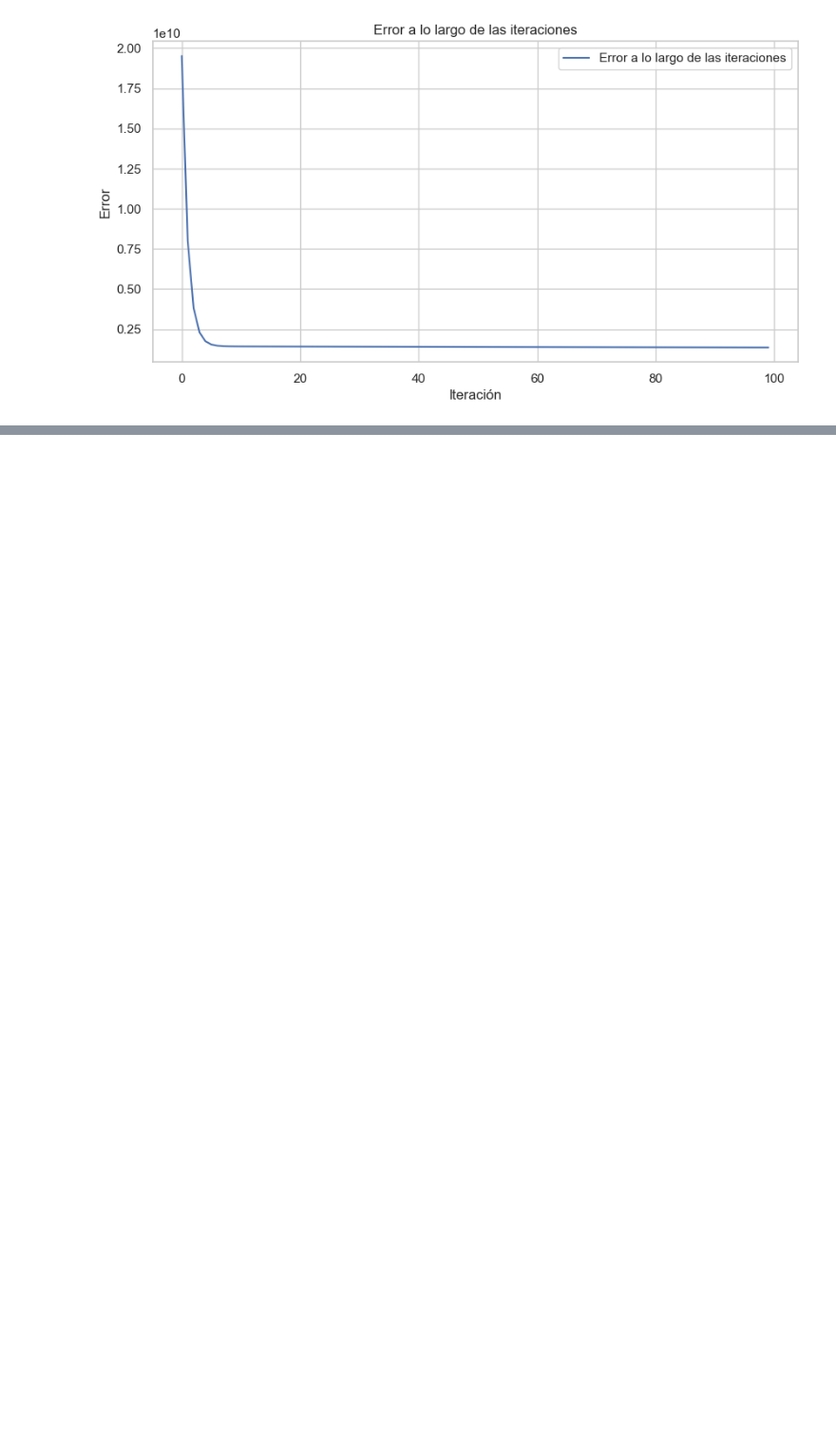
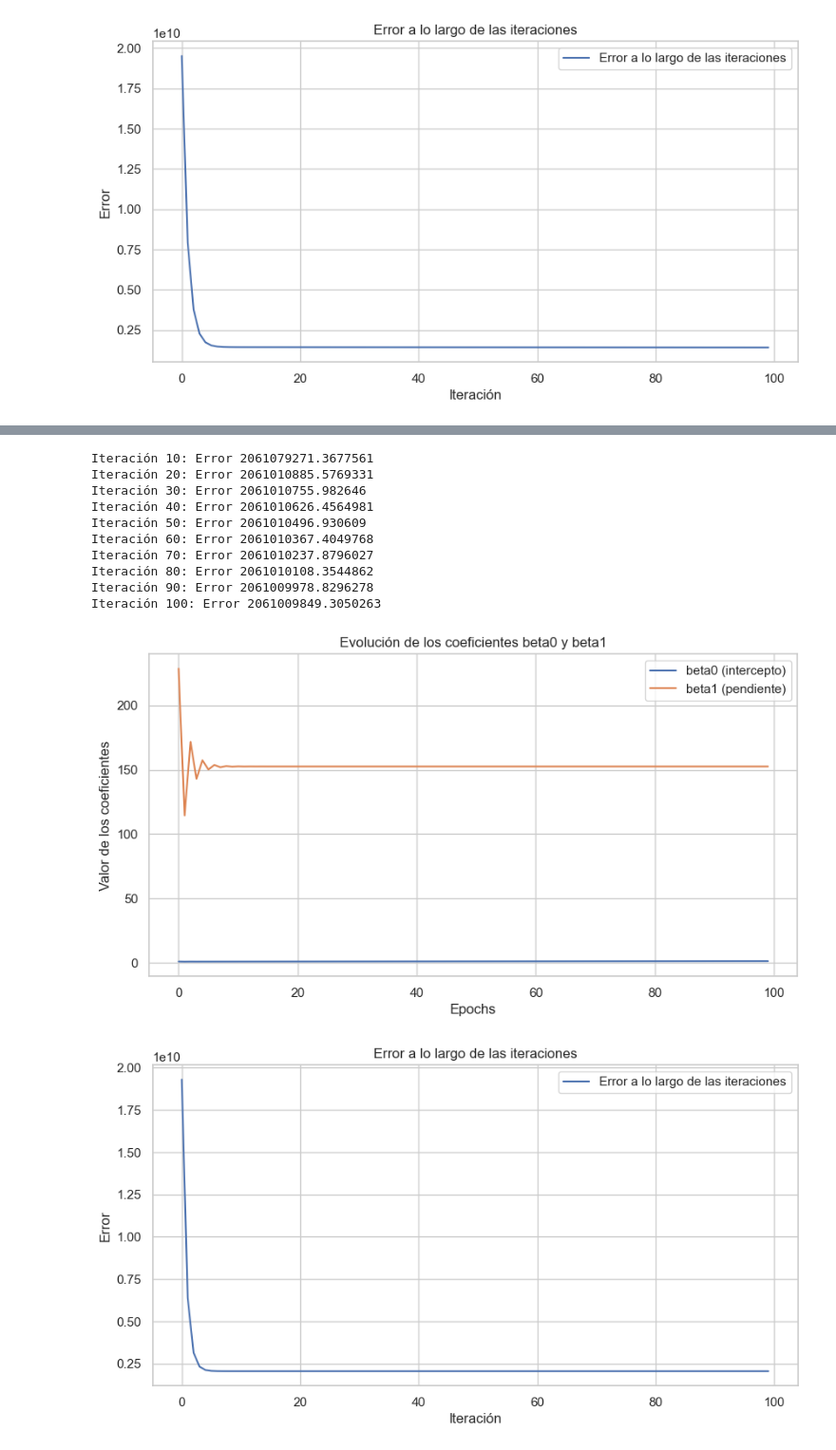
Before and after one commit to walteralexanderajtunpisquiy/PROYECTO1, a Jupyter notebook: ProyectoFinal.ipynb, the cells around one changed output, grey strips where cells are left out. Shown at 95% size. Drawn from its saved outputs; the diff is of its cells as text; code cells hidden in the pictures; blank space fills up the shorter version.

```diff
--- a/ProyectoFinal.ipynb
+++ b/ProyectoFinal.ipynb
@@ -340,0 +379,36 @@ El modelo de scikit-learn es mejor, con un error de 2659978239.232014
+# %%
+#ModeloOverallQual.grafi_model(mo_manual,1200)
+Modelo1stFlrSF = MySimpleRegression(1, 1)
+m2_manual, ers = Modelo1stFlrSF.train_model(
+    x=df['1stFlrSF'],
+    y=df['SalePrice'],
+    epochs=100,
+    print_error_every=10,
+    learning_rate=0.000001
+)
+
+# Llamas al método para graficar la evolución de los betas. No es necesario pasar argumentos a este método.
+Modelo1stFlrSF.plot_betas_evolution()
+
+Modelo1stFlrSF.grafi_errores()
+
+#ModeloOverallQual.grafi_model(mo_manual,1200)
+Modelo1stFlrSF = MySimpleRegression(1, 1)
+mo_manual = Modelo1stFlrSF.plot_model_evolution(
+    x=df['1stFlrSF'],
+    y=df['SalePrice'],
+ n_iter=10
+)
+# %% [output]
+Iteración 10: Error 2061079271.3677561
+Iteración 20: Error 2061010885.5769331
+Iteración 30: Error 2061010755.982646
+Iteración 40: Error 2061010626.4564981
+Iteración 50: Error 2061010496.930609
+Iteración 60: Error 2061010367.4049768
+Iteración 70: Error 2061010237.8796027
+Iteración 80: Error 2061010108.3544862
+Iteración 90: Error 2061009978.8296278
+Iteración 100: Error 2061009849.3050263
+[figure, added]
+[figure, added]
```
Also changed, not shown: parts of 12 cells of this notebook.
